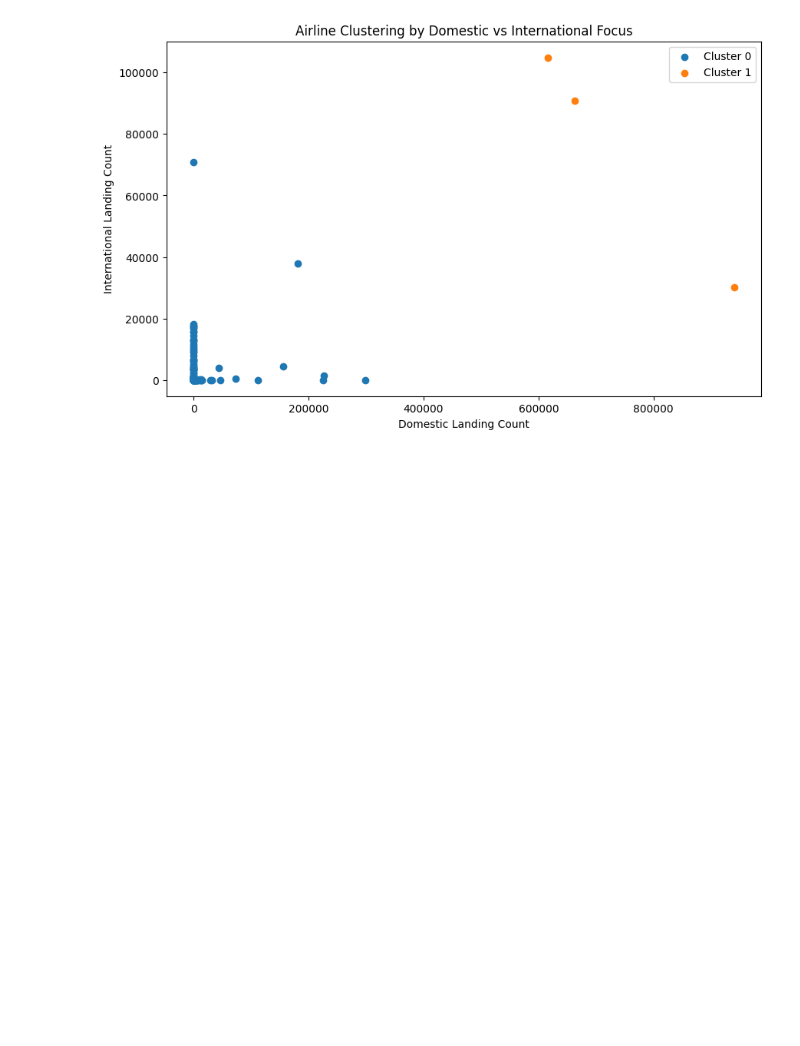
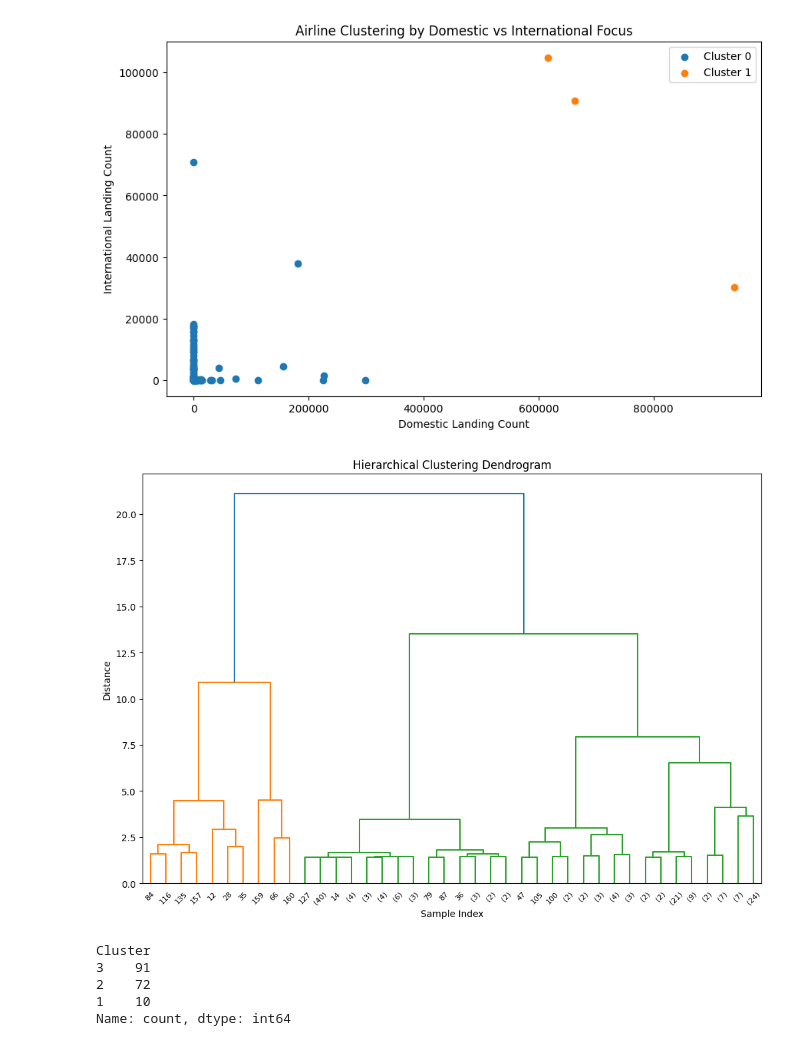
Before and after one commit to the-Shallow/ML-Deep-Learning-Projects, a Jupyter notebook: air-traffic-landings-eda.ipynb, the cells around one changed output. Cells and saved outputs as stored; diff of their text form; code cells hidden in the pictures; blank space fills up the shorter version.

Commit message:
Kaggle Notebook | Air Traffic Landings -- EDA, Clustering Methods | Version 4

```diff
--- a/air-traffic-landings-eda.ipynb
+++ b/air-traffic-landings-eda.ipynb
@@ -753,3 +756,26 @@ Cluster
 0            1573166.0       447294.0
 1            2219754.0       225857.0
 [figure]
+# %%
+# Hierachical Clustering
+linkage_matrix = linkage(final_data,method='ward')
+
+plt.figure(figsize=(12,8))
+dendrogram(linkage_matrix,labels=final_data.index,truncate_mode='level',p=5)
+plt.title('Hierarchical Clustering Dendrogram')
+plt.xlabel('Sample Index')
+plt.ylabel('Distance')
+plt.show()
+# %% [output]
+[figure, added]
+# %%
+num_clusters = 3
+aggregated_data['Cluster'] = fcluster(linkage_matrix,num_clusters,criterion='maxclust')
+
+print(aggregated_data['Cluster'].value_counts())
+# %% [output]
+Cluster
+3    91
+2    72
+1    10
+Name: count, dtype: int64
```
Also changed, not shown: parts of 10 cells of this notebook.
